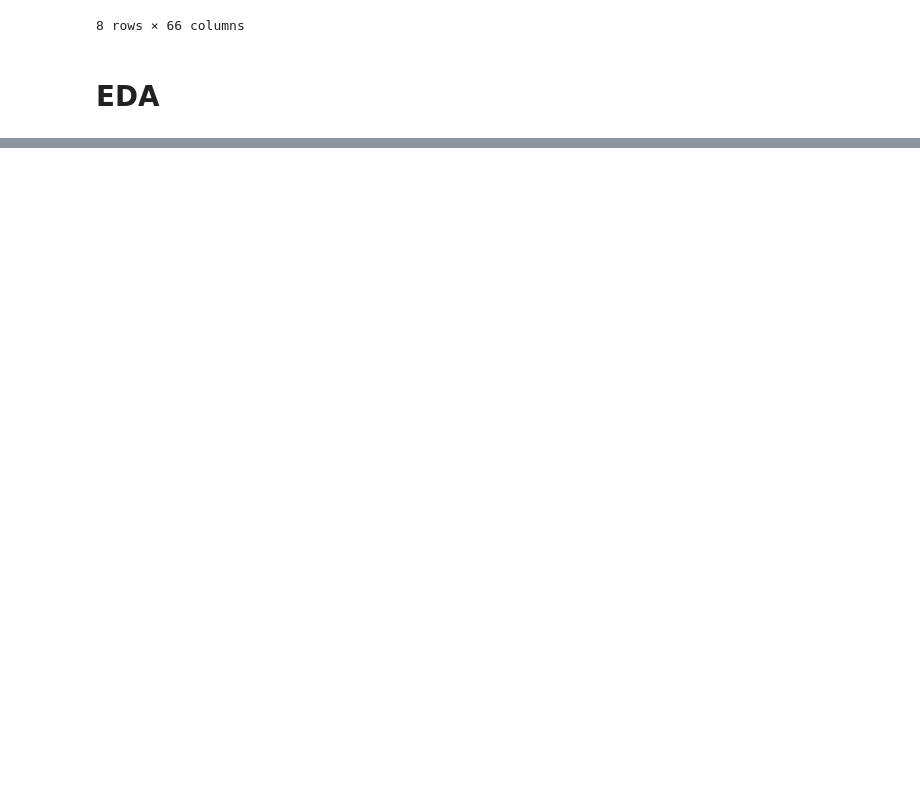
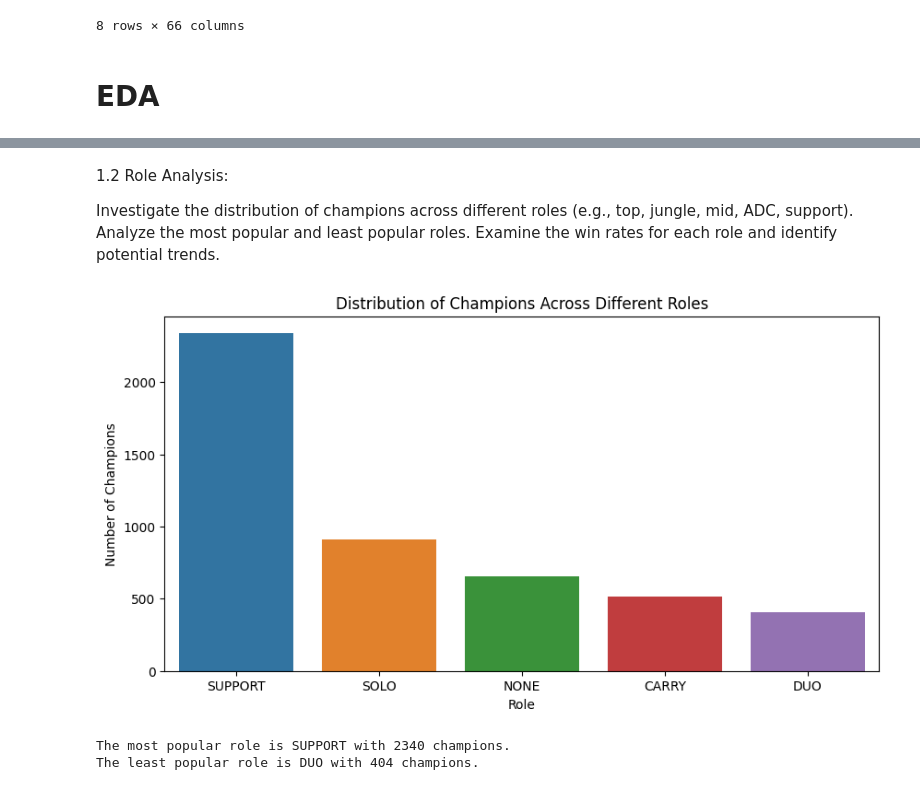
Before and after one commit to sushiselite/League-DA, a Jupyter notebook: EDA/Notebook.ipynb, the cells around one changed output, grey strips where cells are left out. Drawn from its saved outputs; the diff is of its cells as text; code cells hidden in the pictures; blank space fills up the shorter version.

```diff
--- a/EDA/Notebook.ipynb
+++ b/EDA/Notebook.ipynb
@@ -118,0 +184,33 @@ display(df.describe())
+# %% [markdown]
+1.2 Role Analysis:
+
+Investigate the distribution of champions across different roles (e.g., top, jungle, mid, ADC, support).
+Analyze the most popular and least popular roles.
+Examine the win rates for each role and identify potential trends.
+# %%
+# Count the number of champions in each role
+role_counts = df['role'].value_counts()
+
+# Plotting the distribution of champions across roles
+plt.figure(figsize=(10, 5))
+sns.barplot(x=role_counts.index, y=role_counts.values)
+plt.title('Distribution of Champions Across Different Roles')
+plt.xlabel('Role')
+plt.ylabel('Number of Champions')
+plt.show()
+# %% [output]
+[figure, added]
+# %%
+# Most popular role
+most_popular_role = role_counts.idxmax()
+num_most_popular = role_counts.max()
+
+# Least popular role
+least_popular_role = role_counts.idxmin()
+num_least_popular = role_counts.min()
+
+print(f"The most popular role is {most_popular_role} with {num_most_popular} champions.")
+print(f"The least popular role is {least_popular_role} with {num_least_popular} champions.")
+# %% [output]
+The most popular role is SUPPORT with 2340 champions.
+The least popular role is DUO with 404 champions.
```
Also changed, not shown: parts of 16 cells of this notebook.
